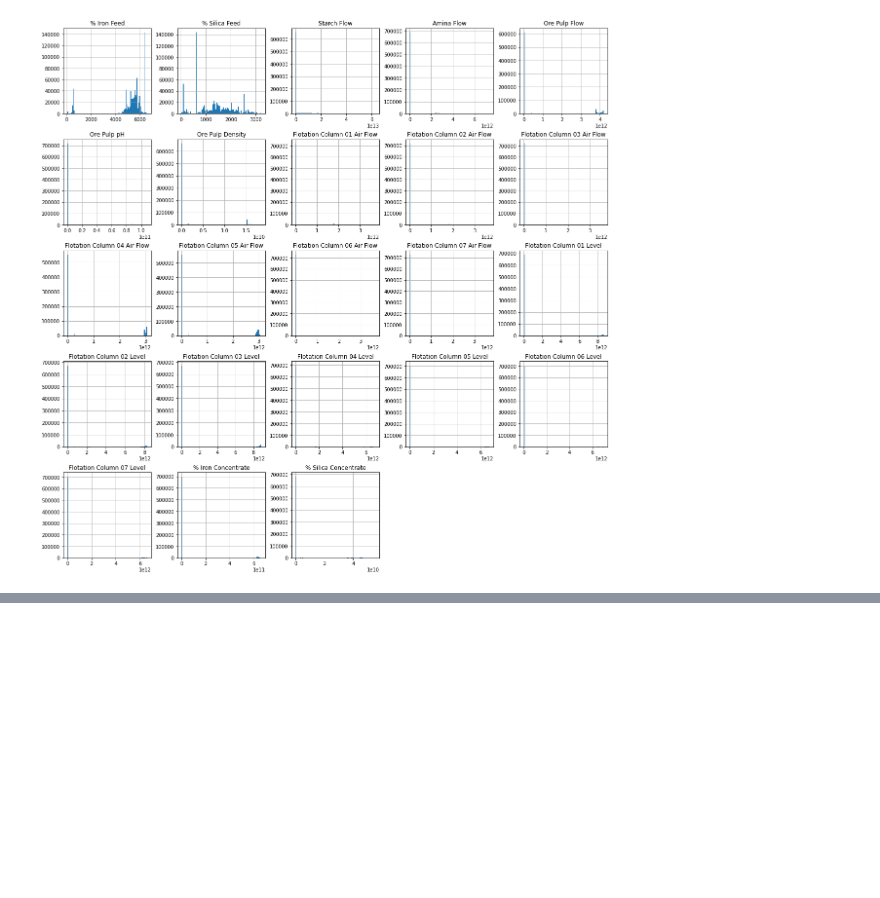
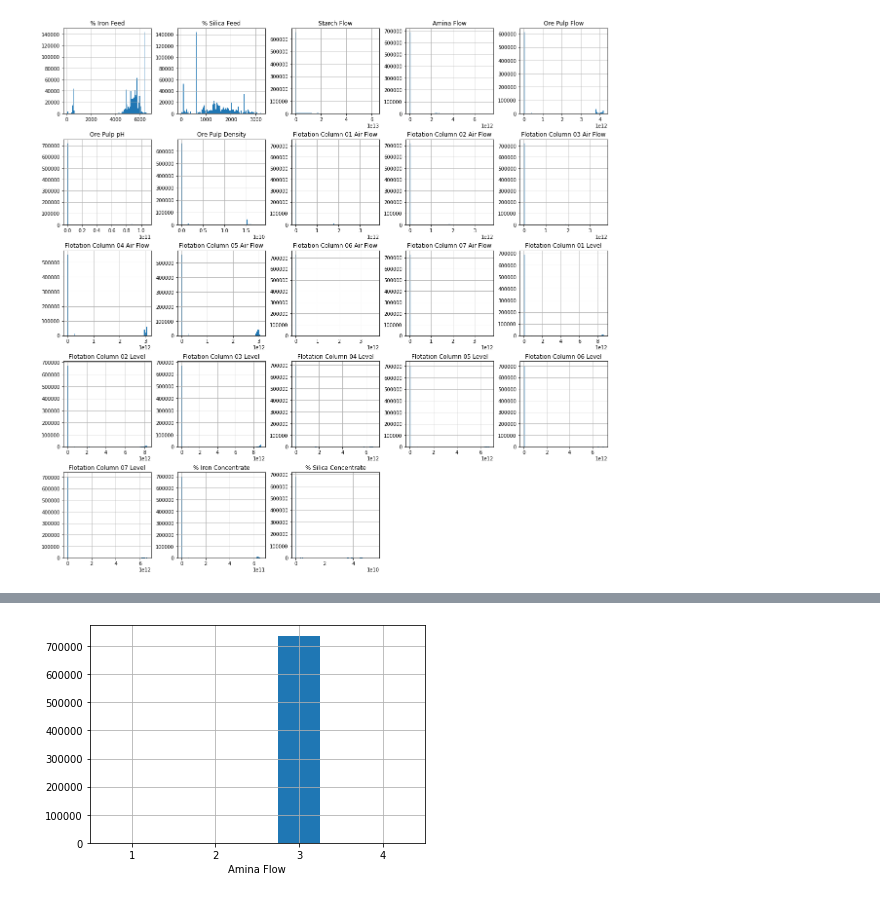
Before and after one commit to sjin0911/Hands-on-Machine-Learning, a Jupyter notebook: MLproject.ipynb, the cells around one changed output, grey strips where cells are left out. Saved outputs shown, nothing was run; the diff lists cells and outputs as text; code cells hidden in the pictures; blank space fills up the shorter version.

```diff
--- a/MLproject.ipynb
+++ b/MLproject.ipynb
@@ -146,0 +177,9 @@ train_set, test_set=shuffle_and_split_data(data,0.15)
+# %%
+data["Amina Flow"]=pd.cut(data["Amina Flow"],
+                      bins=[0.,0.3,0.6,4.,np.inf],
+                      labels=[1,2,3,4])
+# %%
+data["Amina Flow"].value_counts().sort_index().plot.bar(rot=0,grid=True)
+plt.show()
+# %% [output]
+[figure, added]
```
Also changed, not shown: parts of 9 cells of this notebook.
